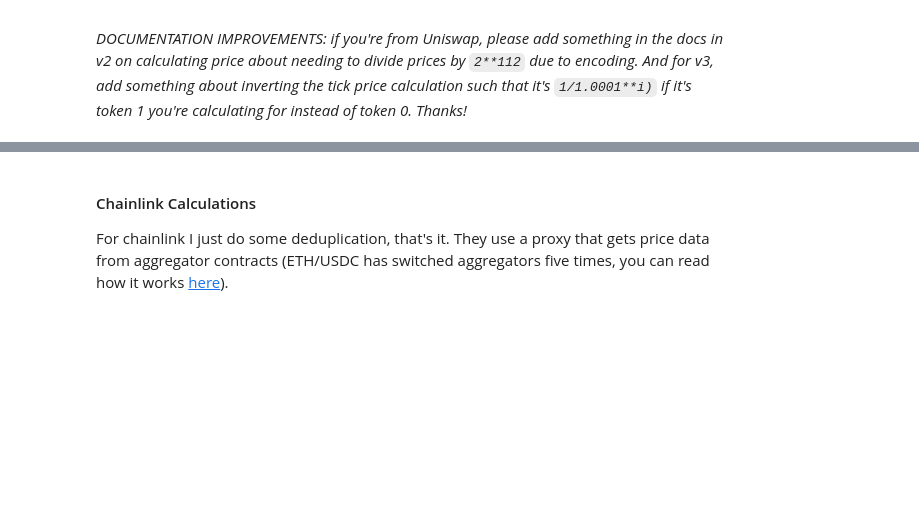
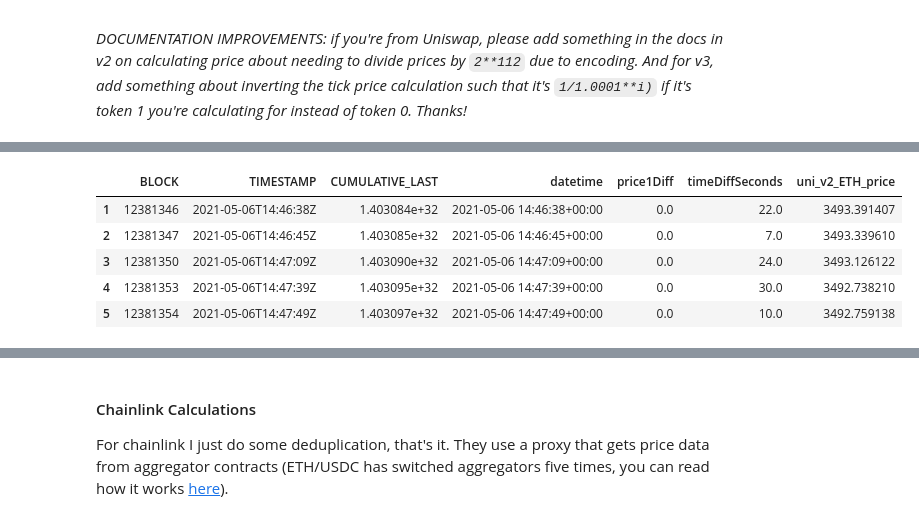
Before and after one commit to andrewhong5297/uniswapv2_v3-oracle-analysis, a Jupyter notebook: Oracle Analysis ETH-USDC Uniswap vs Chainlink.ipynb, the cells around one changed output, grey strips where cells are left out. Saved outputs shown, nothing was run; the diff lists cells and outputs as text; code cells hidden in the pictures; blank space fills up the shorter version.

```diff
--- a/Oracle Analysis ETH-USDC Uniswap vs Chainlink.ipynb
+++ b/Oracle Analysis ETH-USDC Uniswap vs Chainlink.ipynb
@@ -54,6 +54,15 @@ uni_v2["uni_v2_ETH_price"] = uni_v2["uni_v2_ETH_price"].apply(lambda x: x * 1e12
 #some tx_hashes in EDW have wrong timestamp rn, so I filter out weird values - it's only a few of them.
 uni_v2 = uni_v2[(uni_v2['uni_v2_ETH_price'] > 1000) & (uni_v2['uni_v2_ETH_price'] < 10000)]
 # uni_v2.plot(kind = "line", x = "datetime", y = "uni_v2_ETH_price")
+# %%
+uni_v2.head()
+# %% [output]
+|  | BLOCK | TIMESTAMP | CUMULATIVE_LAST | datetime | price1Diff | timeDiffSeconds | uni_v2_ETH_price |
+| 1 | 12381346 | 2021-05-06T14:46:38Z | 1.403084e+32 | 2021-05-06 14:46:38+00:00 | 0.0 | 22.0 | 3493.391407 |
+| 2 | 12381347 | 2021-05-06T14:46:45Z | 1.403085e+32 | 2021-05-06 14:46:45+00:00 | 0.0 | 7.0 | 3493.339610 |
+| 3 | 12381350 | 2021-05-06T14:47:09Z | 1.403090e+32 | 2021-05-06 14:47:09+00:00 | 0.0 | 24.0 | 3493.126122 |
+| 4 | 12381353 | 2021-05-06T14:47:39Z | 1.403095e+32 | 2021-05-06 14:47:39+00:00 | 0.0 | 30.0 | 3492.738210 |
+| 5 | 12381354 | 2021-05-06T14:47:49Z | 1.403097e+32 | 2021-05-06 14:47:49+00:00 | 0.0 | 10.0 | 3492.759138 |
 # %%
 #all of this is basically same as above in v2, just an extra function in the last lambda.
 uni_v3_03 = pd.read_csv(r'oracle_prices/uniswapv3_storage_003_0x8ad599c3A0ff1De082011EFDDc58f1908eb6e6D8.csv')
```
Also changed, not shown: parts of 13 cells of this notebook.
